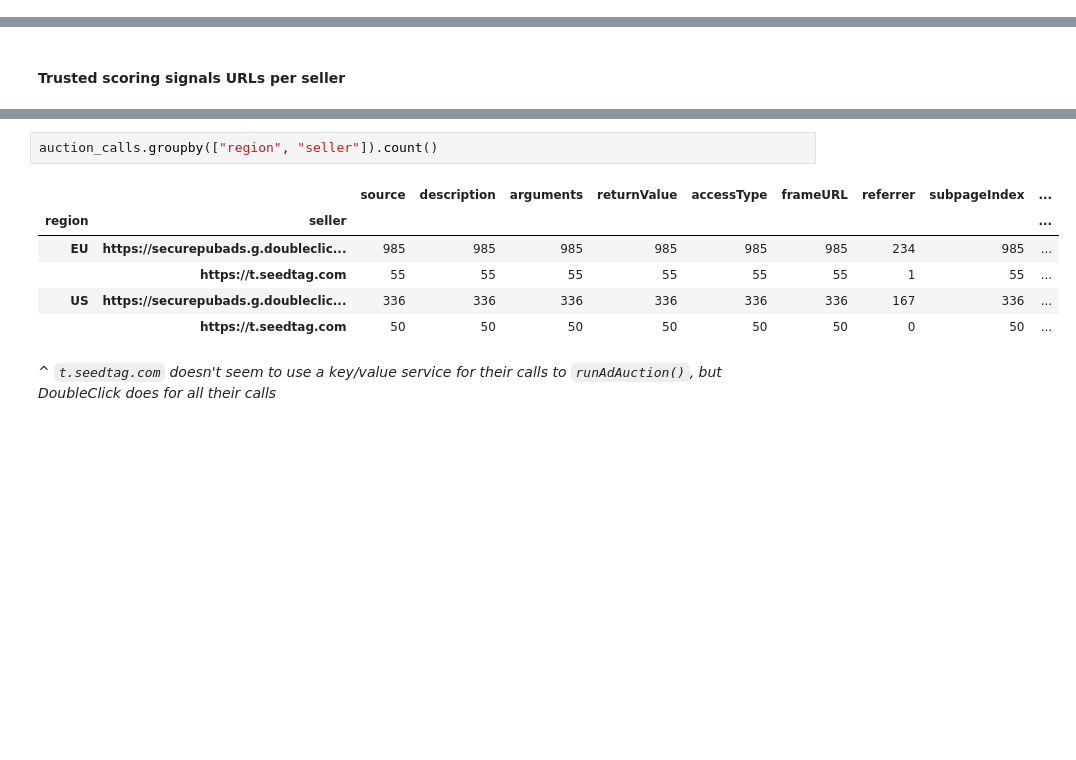
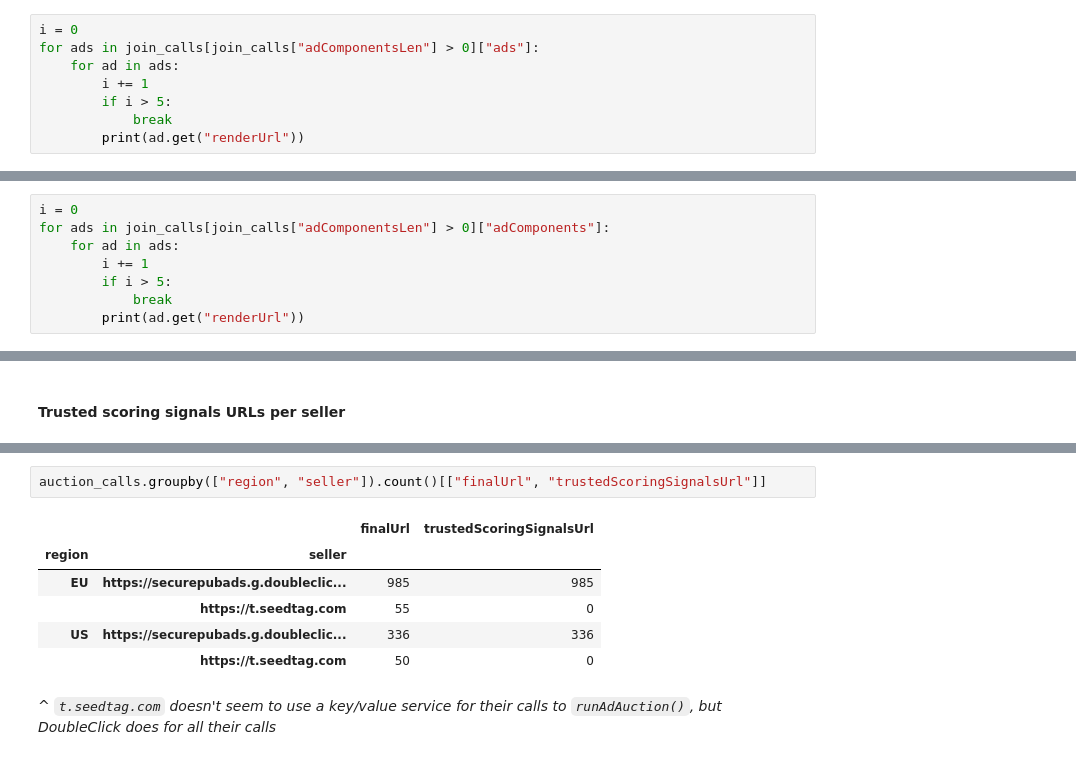
Before and after one commit to MichielP1807/tracker-radar-collector, a Jupyter notebook: post-processing/analysis.ipynb, the cells around one changed output, grey strips where cells are left out. Cells and saved outputs as stored; diff of their text form; blank space fills up the shorter version.

```diff
--- a/post-processing/analysis.ipynb
+++ b/post-processing/analysis.ipynb
@@ -1070,0 +1087,8 @@ Number of ad components in interest groups per owner
+# %%
+i = 0
+for ads in join_calls[join_calls["adComponentsLen"] > 0]["ads"]:
+    for ad in ads:
+        i += 1
+        if i > 5:
+            break
+        print(ad.get("renderUrl"))
@@ -1070,0 +1101,8 @@ Number of ad components in interest groups per owner
+# %%
+i = 0
+for ads in join_calls[join_calls["adComponentsLen"] > 0]["adComponents"]:
+    for ad in ads:
+        i += 1
+        if i > 5:
+            break
+        print(ad.get("renderUrl"))
@@ -1257,14 +1301,14 @@ display(combined_data)
 | https://securepubads.g.doubleclic... | 985 | 1 | https://securepubads.g.doubleclic... | 985 | 336 | 1 | https://securepubads.g.doubleclic... | 336 |
 | https://t.seedtag.com | 0 | 0 | NaN | NaN | 0 | 0 | NaN | NaN |
 # %%
-auction_calls.groupby(["region", "seller"]).count()
+auction_calls.groupby(["region", "seller"]).count()[["finalUrl", "trustedScoringSignalsUrl"]]
 # %% [output]
-|  |  | source | description | arguments | returnValue | accessType | frameURL | referrer | subpageIndex | ... |
-| region | seller |  |  |  |  |  |  |  |  | ... |
-| EU | https://securepubads.g.doubleclic... | 985 | 985 | 985 | 985 | 985 | 985 | 234 | 985 | ... |
-|  | https://t.seedtag.com | 55 | 55 | 55 | 55 | 55 | 55 | 1 | 55 | ... |
-| US | https://securepubads.g.doubleclic... | 336 | 336 | 336 | 336 | 336 | 336 | 167 | 336 | ... |
-|  | https://t.seedtag.com | 50 | 50 | 50 | 50 | 50 | 50 | 0 | 50 | ... |
+|  |  | finalUrl | trustedScoringSignalsUrl |
+| region | seller |  |  |
+| EU | https://securepubads.g.doubleclic... | 985 | 985 |
+|  | https://t.seedtag.com | 55 | 0 |
+| US | https://securepubads.g.doubleclic... | 336 | 336 |
+|  | https://t.seedtag.com | 50 | 0 |
 # %% [markdown]
 ^ *`t.seedtag.com` doesn't seem to use a key/value service for their calls to `runAdAuction()`, but DoubleClick does for all their calls*
 # %% [markdown]
```
Also changed, not shown: parts of 19 cells of this notebook, 2 other files.
